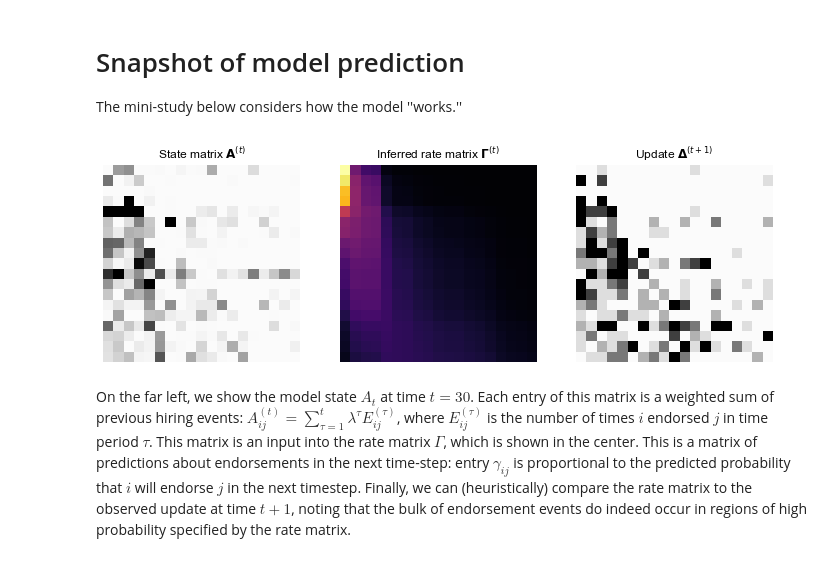
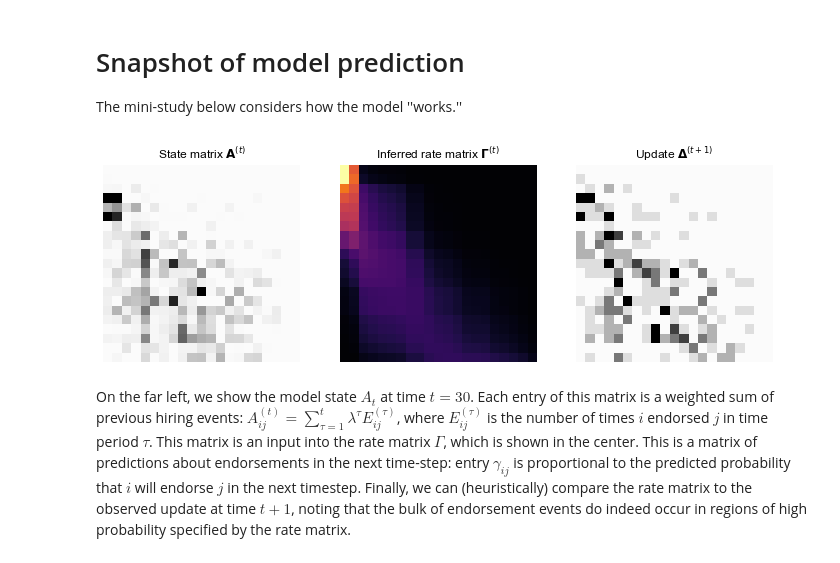
Before and after one commit to PhilChodrow/prestige_reinforcement, a Jupyter notebook: parakeet.ipynb, the cells around one changed output. Drawn from its saved outputs; the diff is of its cells as text; code cells hidden in the pictures.

```diff
--- a/parakeet.ipynb
+++ b/parakeet.ipynb
@@ -36,7 +33,7 @@ from matplotlib.gridspec import GridSpec
 First we read the data. In order to ensure connectedness of the endorsement matrix across many time periods, we restrict the data to only the top 100 schools by placement.
 # %%
 t_start = 0
-group = 'G2'
+group = 'G1'
 
 T, timesteps, labels = prep_parakeets('data/parakeet/', group = group)
 T, timesteps, A0, n_obs = initial_condition(T, timesteps, t_start = t_start)
@@ -64,7 +61,7 @@ The result of SpringRank-based inference is:
 L_SR = model()
 
 L_SR.set_score(
-    score_function = lambda A: SpringRank.SpringRank(A.T + .0001, alpha = .01)
+    score_function = lambda A: homebrew_SpringRank_score(A.T + .0001, alpha = .01)
 )
 
 linear_feature = lambda s: np.tile(s, (n,1))
@@ -314,35 +295,35 @@ The mini-study below considers how the model ''works.''
 # A = state_matrix(T, A0 = A0, lam = pars['lam'])
 
 # S = SR_quadratic_feature(A)
 
 i = 2
 
 V = L.GAMMA[i]
 # V = softmax(S, np.array([2.8, 0]))[i]
 
 fig = plt.figure(figsize = (12, 5))
 ax = fig.add_subplot(131)
 ax.imshow(np.ones_like(V), cmap = 'Greys', vmax = 1, vmin = 0, alpha = 1)
-ax.imshow(matrix_sort(L.A[i], -L.A[i].sum(axis = 0)), vmax = 5,  cmap = 'Greys', alpha = .99)
+ax.imshow(matrix_sort(L.A[i], -V.sum(axis = 0)), vmax = 5,  cmap = 'Greys', alpha = .99)
 ax.set(title = r'State matrix $\mathbf{A}^{(t)}$')
 ax.axis('off')
 
 ax = fig.add_subplot(132)
 # plt.imshow(np.ones_like(V), cmap = 'Greys', vmax = 1)
 ax.imshow(matrix_sort(V, -V.sum(axis = 0)), alpha = .995, cmap = 'inferno', vmax = .5)
 ax.set(title = 'Inferred rate matrix $\mathbf{\Gamma}^{(t)}$')
 plt.gca().axis('off')
 
 ax = fig.add_subplot(133)
 ax.imshow(np.ones_like(T[i]), cmap = 'Greys', vmax = 1, vmin = 0, alpha = 1)
 ax.imshow(matrix_sort(T[i+1]-T[i], -V.sum(axis = 0)), vmax = 5,  cmap = 'Greys', alpha = .99)
 ax.set(title = 'Update $\mathbf{\Delta}^{(t+1)}$')
 ax.axis('off')
 # plt.colorbar()
 
 plt.savefig('fig/parakeet_illustration.png', dpi = 300, bbox_inches = 'tight')
 # %% [output]
-[figure, old version]
+[figure, new version]
 # %% [markdown]
 On the far left, we show the model state $A_t$ at time $t = 30$. Each entry of this matrix is a weighted sum of previous hiring events: $A_{ij}^{(t)} = \sum_{\tau = 1}^t \lambda^\tau E_{ij}^{(\tau)}$, where $E_{ij}^{(\tau)}$ is the number of times $i$ endorsed $j$ in time period $\tau$. This matrix is an input into the rate matrix $\Gamma$, which is shown in the center. This is a matrix of predictions about endorsements in the next time-step: entry $\gamma_{ij}$ is proportional to the predicted probability that $i$ will endorse $j$ in the next timestep. Finally, we can (heuristically) compare the rate matrix to the observed update at time $t+1$, noting that the bulk of endorsement events do indeed occur in regions of high probability specified by the rate matrix.
 # %% [markdown]
```
Also changed, not shown: parts of 12 cells of this notebook, 7 other files.
